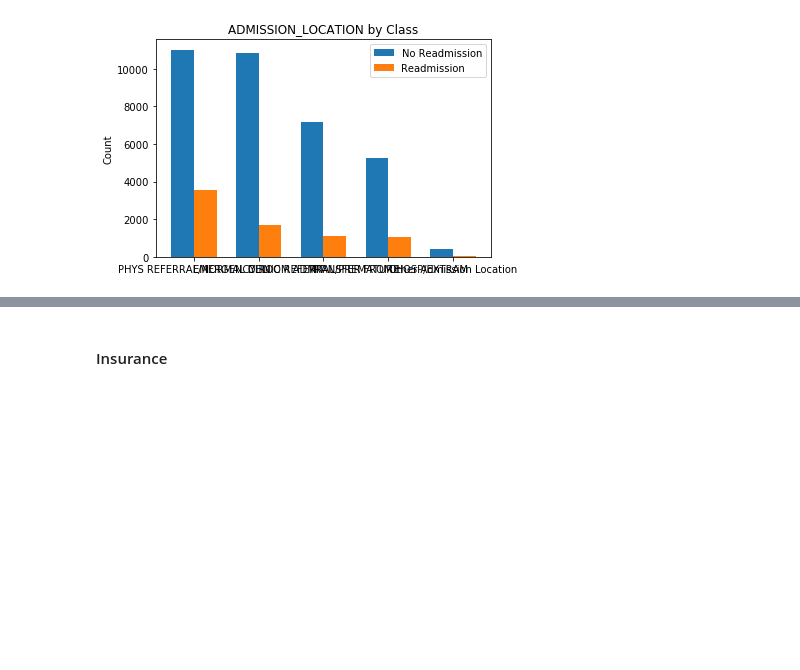
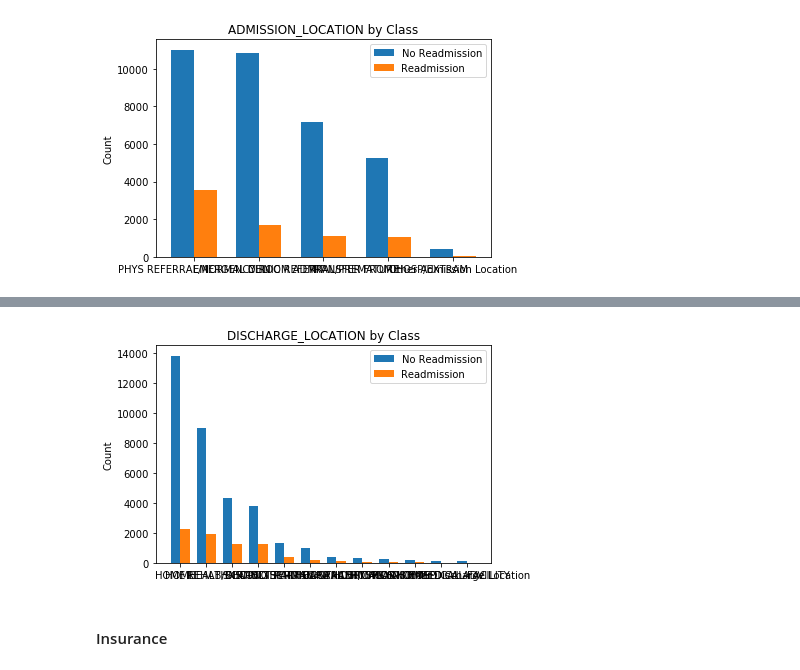
Before and after one commit to pateli18/Machine-Learning-Nanodegree, a Jupyter notebook: capstone_project/Create Dataset.ipynb, the cells around one changed output, grey strips where cells are left out. Saved outputs shown, nothing was run; the diff lists cells and outputs as text; code cells hidden in the pictures; blank space fills up the shorter version.

```diff
--- a/capstone_project/Create Dataset.ipynb
+++ b/capstone_project/Create Dataset.ipynb
@@ -47,6 +47,14 @@ def convert_categorical(df, column_name):
     df = pd.concat([df, dummy_columns], axis = 1)
     df = df.drop(column_name, axis = 1)
     return df
+# %%
+def adjust_years(date, decrease_factor):
+    if date == date:
+        year_old = date[:4]
+        year_new = str(int(year_old) - decrease_factor)
+        date = date.replace(year_old, year_new)
+        return date
+    return None
 # %% [markdown]
 # Classify Readmission Status for Each Record
 # %%
@@ -91,8 +99,7 @@ main_df.to_csv('full_dataset.csv', index = False)
 # %%
 admissions = pd.read_csv('../mimic-code/buildmimic/postgres/mimic-data/ADMISSIONS.csv')
 columns_to_keep = ['HADM_ID', 'ADMITTIME', 'DISCHTIME', 'ADMISSION_TYPE', 'ADMISSION_LOCATION', 'DISCHARGE_LOCATION',
-                  'INSURANCE', 'LANGUAGE', 'RELIGION', 'MARITAL_STATUS', 'ETHNICITY', 'EDREGTIME', 'EDOUTTIME',
-                  'HAS_CHARTEVENTS_DATA']
+                  'INSURANCE', 'LANGUAGE', 'RELIGION', 'MARITAL_STATUS', 'ETHNICITY', 'EDREGTIME', 'EDOUTTIME']
 admissions = admissions[columns_to_keep]
 main_df = main_df.merge(admissions, how = 'left', on = 'HADM_ID')
 # %%
@@ -188,0 +208,8 @@ main_df = convert_categorical(main_df, 'ADMISSION_LOCATION')
+# %%
+# consolidate small categories
+top_categories = [key for key, value in main_df['DISCHARGE_LOCATION'].value_counts().iteritems() if value > 100]
+main_df['DISCHARGE_LOCATION'] = main_df['DISCHARGE_LOCATION'].apply(lambda x: x if x in top_categories else 'Other Discharge Location')
+# %%
+plot_categorical(main_df, 'DISCHARGE_LOCATION', 0.35)
+# %% [output]
+[figure, added]
```
Also changed, not shown: parts of 16 cells of this notebook.
